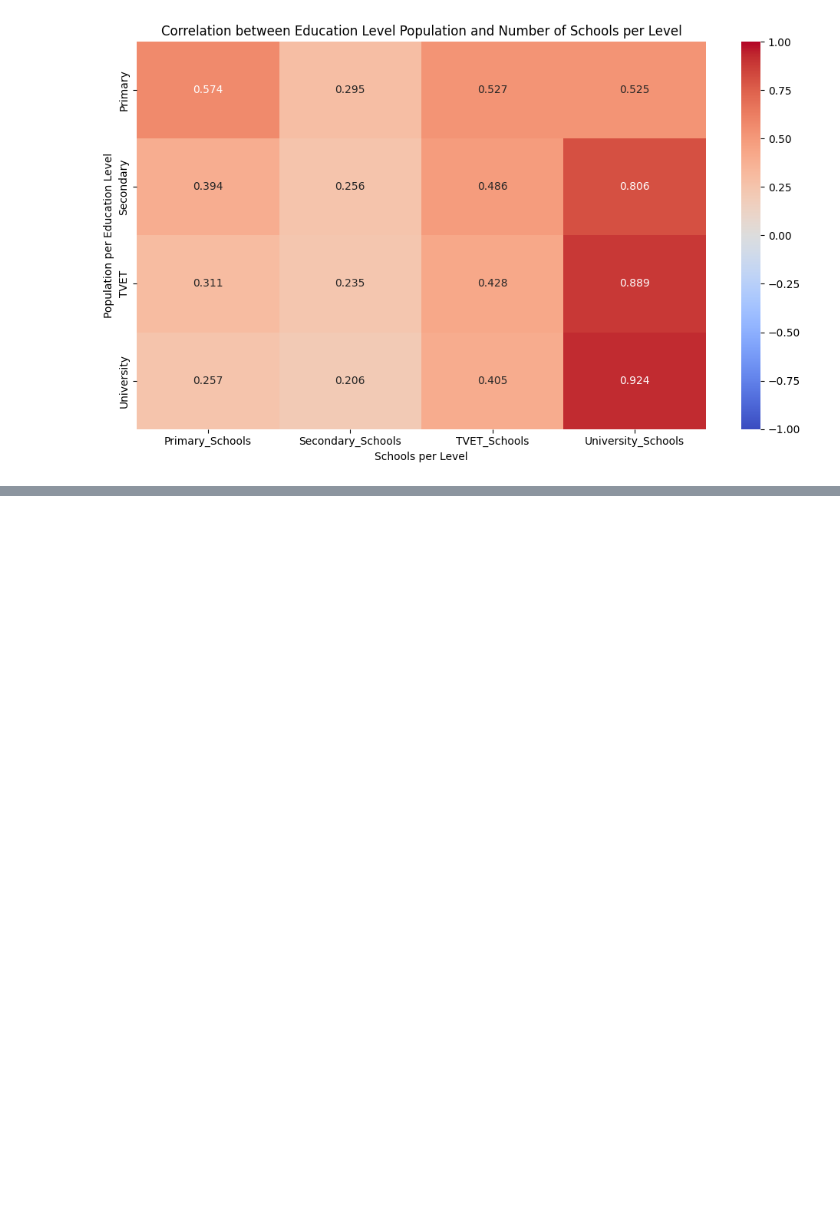
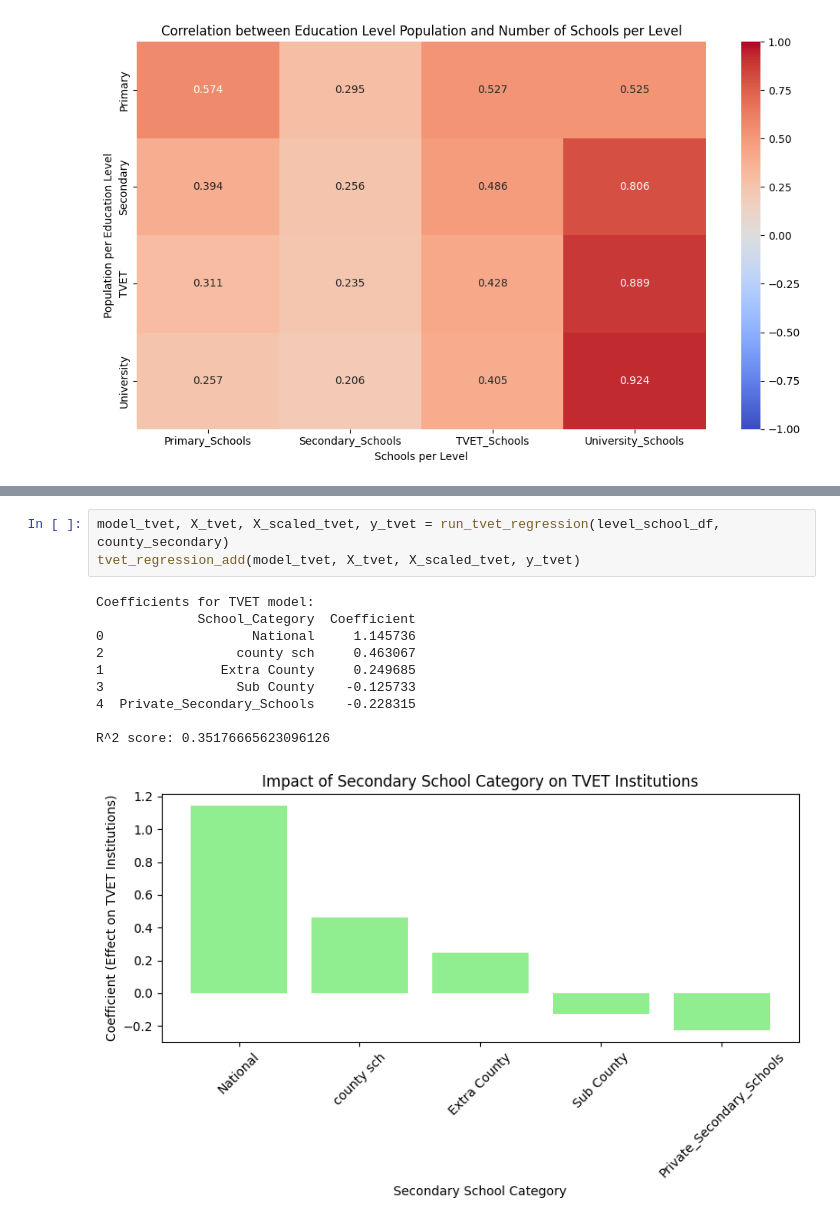
Before and after one commit to ChiriKamau/soma, a Jupyter notebook: notebooks/soma_v5.ipynb, the cells around one changed output, grey strips where cells are left out. Cells and saved outputs as stored; diff of their text form; blank space fills up the shorter version.

```diff
--- a/notebooks/soma_v5.ipynb
+++ b/notebooks/soma_v5.ipynb
@@ -173,0 +262,14 @@ R^2 score: 0.7140240244913303
+# %%
+model_tvet, X_tvet, X_scaled_tvet, y_tvet = run_tvet_regression(level_school_df, county_secondary)
+tvet_regression_add(model_tvet, X_tvet, X_scaled_tvet, y_tvet)
+# %% [output]
+Coefficients for TVET model:
+             School_Category  Coefficient
+0                   National     1.145736
+2                 county sch     0.463067
+1               Extra County     0.249685
+3                 Sub County    -0.125733
+4  Private_Secondary_Schools    -0.228315
+
+R^2 score: 0.35176665623096126
+[figure, added]
```
Also changed, not shown: parts of 13 cells of this notebook.
